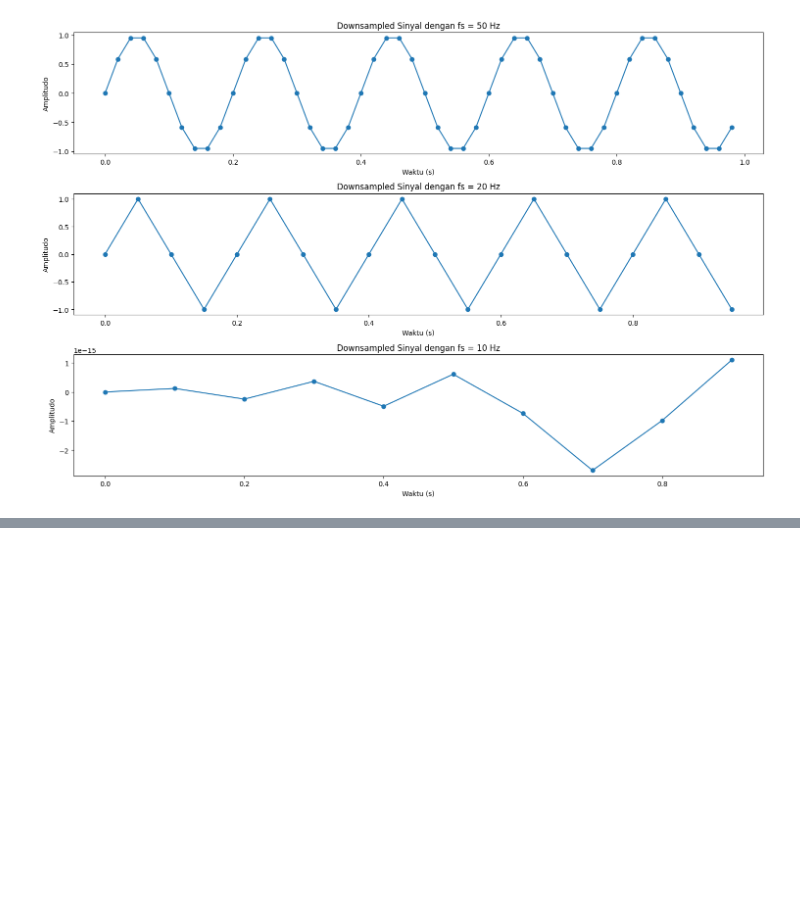
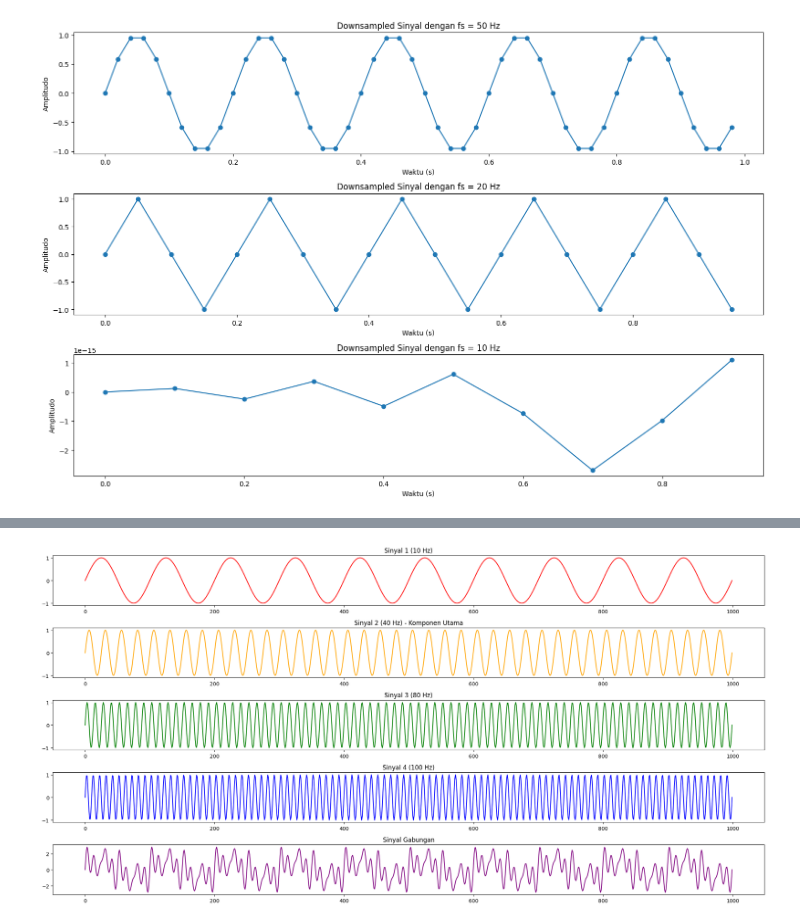
Before and after one commit to heniturnip/DSP, a Jupyter notebook: Hand-on/Hand_On_1.ipynb, the cells around one changed output, grey strips where cells are left out. Saved outputs shown, nothing was run; the diff lists cells and outputs as text; code cells hidden in the pictures; blank space fills up the shorter version.

```diff
--- a/Hand-on/Hand_On_1.ipynb
+++ b/Hand-on/Hand_On_1.ipynb
@@ -329,0 +341,27 @@ plt.show()
+# %%
+# Membuat sinyal dengan frekuensi 10, 40, 80, dan 100 Hz
+fs = 1000 # Frekuensi sampling
+time_axis = np.linspace(0, 1, fs) # Waktu
+
+sinyal_1 = np.sin(2 * np.pi * 10 * time_axis) # 10 Hz
+sinyal_2 = np.sin(2 * np.pi * 40 * time_axis) # 40 Hz
+sinyal_3 = np.sin(2 * np.pi * 80 * time_axis) # 80 Hz
+sinyal_4 = np.sin(2 * np.pi * 100 * time_axis) # 100 Hz
+sinyal_gabungan = sinyal_1 + sinyal_2 + sinyal_3 + sinyal_4 # Sinyal gabungan
+
+# Menampilkan sinyal
+fig, ax = plt.subplots(5, 1, figsize=(20, 10))
+ax[0].plot(sinyal_1, color='red')
+ax[0].set_title("Sinyal 1 (10 Hz)")
+ax[1].plot(sinyal_2, color='yellow')
+ax[1].set_title("Sinyal 2 (40 Hz) - Komponen Utama")
+ax[2].plot(sinyal_3, color='green')
+ax[2].set_title("Sinyal 3 (80 Hz)")
+ax[3].plot(sinyal_4, color='blue')
+ax[3].set_title("Sinyal 4 (100 Hz)")
+ax[4].plot(sinyal_gabungan, color='purple')
+ax[4].set_title("Sinyal Gabungan")
+plt.tight_layout()
+plt.show()
+# %% [output]
+[figure, added]
```
Also changed, not shown: parts of 14 cells of this notebook.
